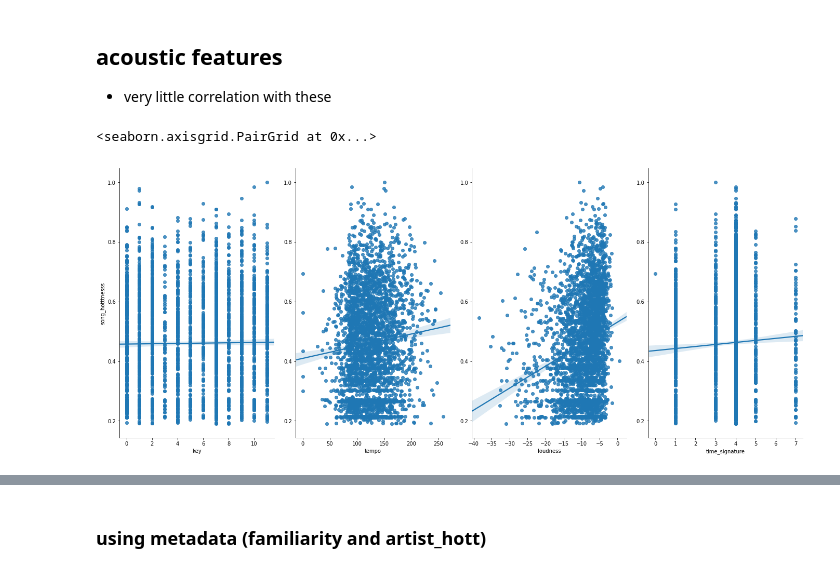
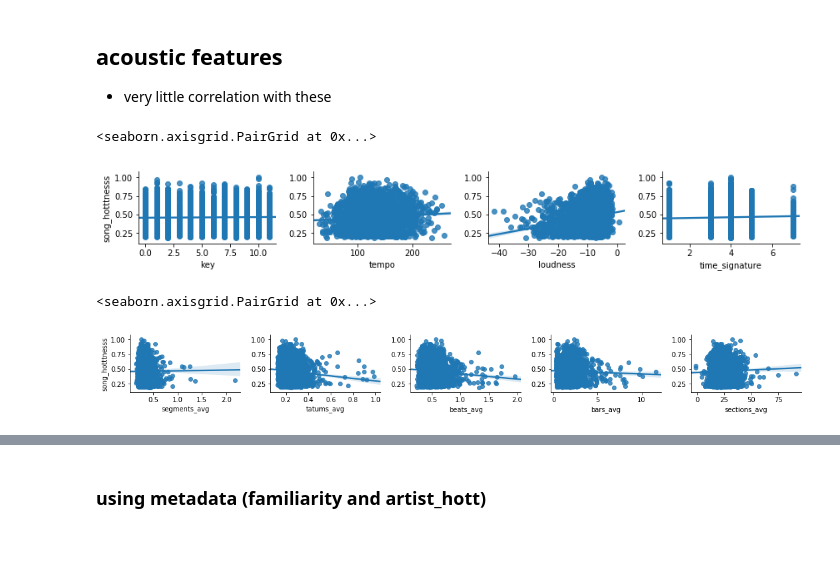
Before and after one commit to rshnn/song-success-predictor, a Jupyter notebook: basic-linear-regression.ipynb, the cells around one changed output, grey strips where cells are left out. Saved outputs shown, nothing was run; the diff lists cells and outputs as text; code cells hidden in the pictures; blank space fills up the shorter version.

```diff
--- a/basic-linear-regression.ipynb
+++ b/basic-linear-regression.ipynb
@@ -57,7 +55,7 @@ sns.pairplot(training_DF, x_vars=['artist_familiarity', 'artist_hotttnesss'],
 + very little correlation with these
 # %%
 sns.pairplot(training_DF, x_vars=['key', 'tempo', 'loudness', 'time_signature'],
-             y_vars='song_hotttnesss', size=8, aspect=0.6, kind='reg')
+             y_vars='song_hotttnesss', size=2, aspect=1.5, kind='reg')
 # %% [output]
 <seaborn.axisgrid.PairGrid at 0x...>
-[figure, old version]
+[figure, new version]
@@ -63,0 +64,7 @@ sns.pairplot(training_DF, x_vars=['key', 'tempo', 'loudness', 'time_signature'],
+# %%
+# all the interval averages
+sns.pairplot(training_DF, x_vars=['segments_avg', 'tatums_avg', 'beats_avg', 'bars_avg', 'sections_avg'],
+             y_vars='song_hotttnesss', size=2, aspect=1.5, kind='reg')
+# %% [output]
+<seaborn.axisgrid.PairGrid at 0x...>
+[figure, added]
```
Also changed, not shown: parts of 39 cells of this notebook, 7 other files.
